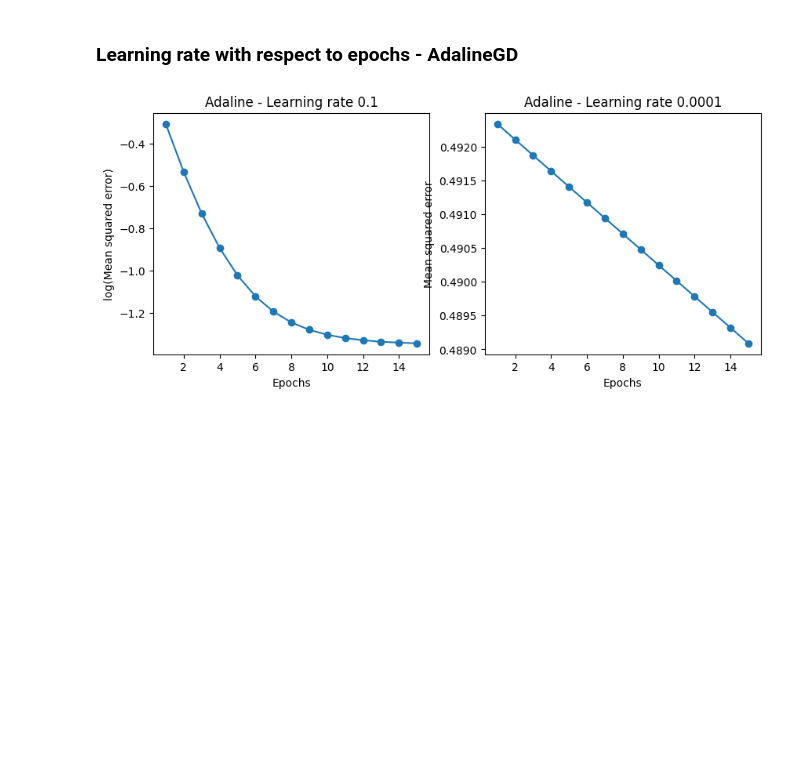
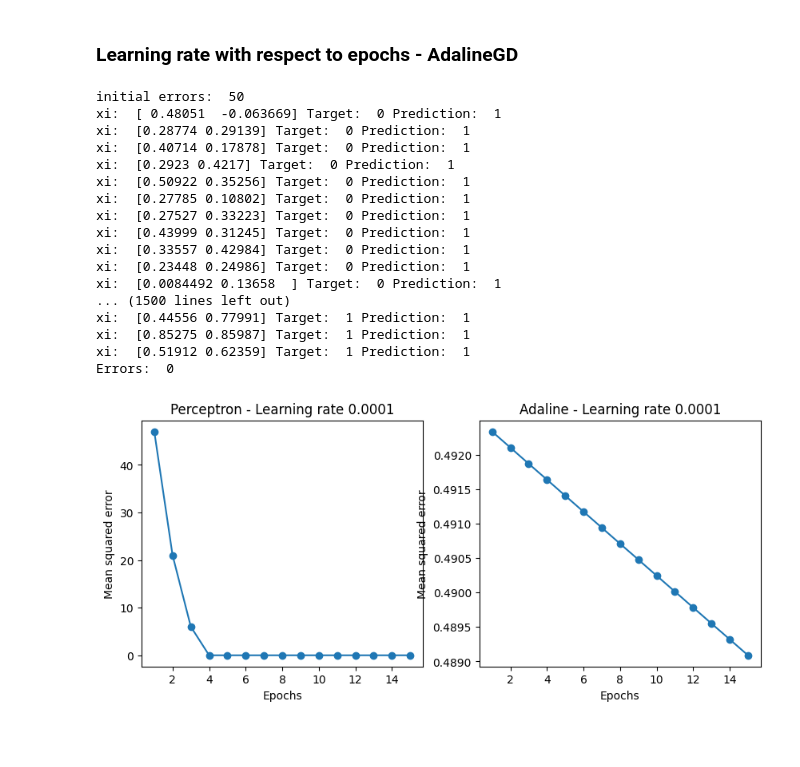
Before and after one commit to 2533Aryan/Machine_Learning, a Jupyter notebook: Assignments/Assignment_03/Adaline_Assignment_Aryan_Raval.ipynb, the cells around one changed output. Cells and saved outputs as stored; diff of their text form; code cells hidden in the pictures; blank space fills up the shorter version.

```diff
--- a/Assignments/Assignment_03/Adaline_Assignment_Aryan_Raval.ipynb
+++ b/Assignments/Assignment_03/Adaline_Assignment_Aryan_Raval.ipynb
@@ -319,21 +319,38 @@ Errors:  0
 # %%
 fig, ax = plt.subplots(nrows=1, ncols=2, figsize=(10, 4))
 
-ada1 = AdalineGD(n_iter=15, eta=0.1).fit(X_std, y)
-ax[0].plot(range(1, len(ada1.losses_) + 1), np.log10(ada1.losses_), marker='o')
+ppn2 = Perceptron(eta=0.0001, n_iter=15, random_state=10).fit(X, y)
+ax[0].plot(range(1, len(ppn2.errors_) + 1), ppn2.errors_, marker='o')
 ax[0].set_xlabel('Epochs')
-ax[0].set_ylabel('log(Mean squared error)')
-ax[0].set_title('Adaline - Learning rate 0.1')
+ax[0].set_ylabel('Mean squared error')
+ax[0].set_title('Perceptron - Learning rate 0.0001')
 
 ada2 = AdalineGD(n_iter=15, eta=0.0001).fit(X_std, y)
 ax[1].plot(range(1, len(ada2.losses_) + 1), ada2.losses_, marker='o')
 ax[1].set_xlabel('Epochs')
 ax[1].set_ylabel('Mean squared error')
 ax[1].set_title('Adaline - Learning rate 0.0001')
 
 plt.show()
 # %% [output]
+initial errors:  50
+xi:  [ 0.48051  -0.063669] Target:  0 Prediction:  1
+xi:  [0.28774 0.29139] Target:  0 Prediction:  1
+xi:  [0.40714 0.17878] Target:  0 Prediction:  1
+xi:  [0.2923 0.4217] Target:  0 Prediction:  1
+xi:  [0.50922 0.35256] Target:  0 Prediction:  1
+xi:  [0.27785 0.10802] Target:  0 Prediction:  1
+xi:  [0.27527 0.33223] Target:  0 Prediction:  1
+xi:  [0.43999 0.31245] Target:  0 Prediction:  1
+xi:  [0.33557 0.42984] Target:  0 Prediction:  1
+xi:  [0.23448 0.24986] Target:  0 Prediction:  1
+xi:  [0.0084492 0.13658  ] Target:  0 Prediction:  1
+... (1500 lines left out)
+xi:  [0.44556 0.77991] Target:  1 Prediction:  1
+xi:  [0.85275 0.85987] Target:  1 Prediction:  1
+xi:  [0.51912 0.62359] Target:  1 Prediction:  1
+Errors:  0
-[figure, old version]
+[figure, new version]
 # %% [markdown]
 <br>
 # %% [markdown]
```
Also changed, not shown: parts of 1 cell of this notebook.
